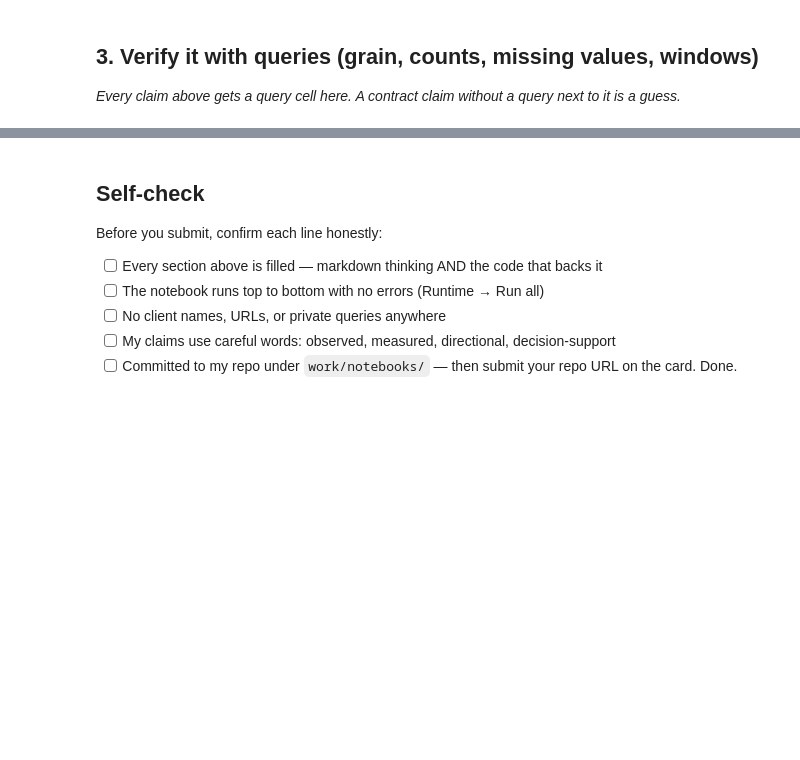
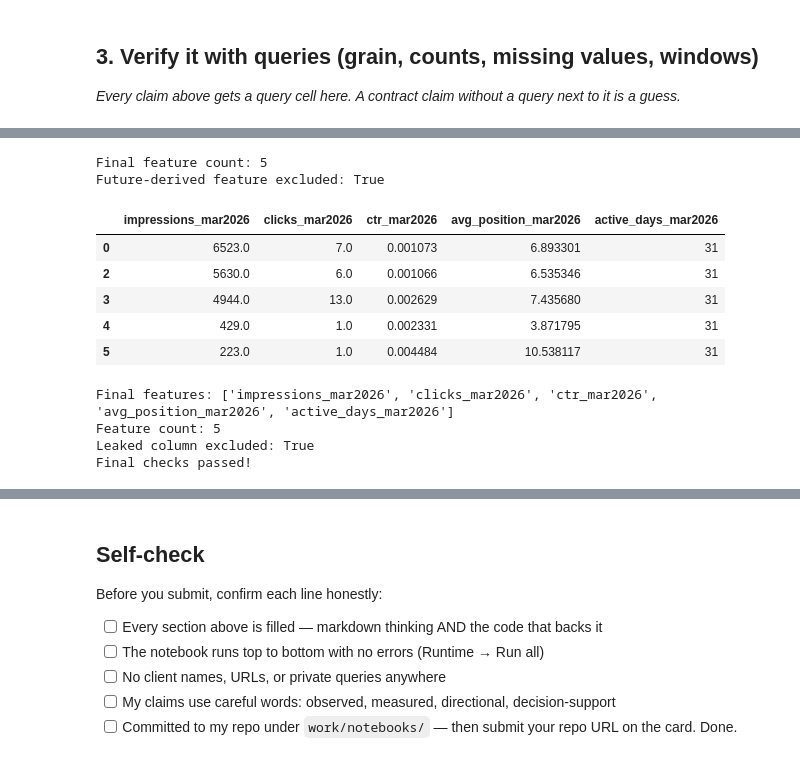
Before and after one commit to Ladinski/flyrank-ml-internship, a Jupyter notebook: work/notebooks/w03_data_contract.ipynb, the cells around one changed output, grey strips where cells are left out. Cells and saved outputs as stored; diff of their text form; code cells hidden in the pictures; blank space fills up the shorter version.

```diff
--- a/work/notebooks/w03_data_contract.ipynb
+++ b/work/notebooks/w03_data_contract.ipynb
@@ -33,0 +537,52 @@ This skeleton is yours to fill. Work the sections **in order** — each one has
+# %%
+
+# Rename March features for accurate documentation
+rename_map = {
+    "impressions_30d": "impressions_mar2026",
+    "clicks_30d": "clicks_mar2026",
+    "ctr_30d": "ctr_mar2026",
+    "avg_position_30d": "avg_position_mar2026",
+    "active_days_30d": "active_days_mar2026"
+}
+
+model_df = model_df.rename(columns=rename_map)
+
+# Explicitly retain ONLY the five honest model features
+final_features = list(rename_map.values())
+
+X_final = model_df[final_features].copy()
+y_final = model_df["is_declining_label"].copy()
+
+assert X_final.shape[1] == 5
+assert "future_click_change_pct" not in X_final.columns
+
+print("Final feature count:", X_final.shape[1])
+print("Future-derived feature excluded:",
+      "future_click_change_pct" not in X_final.columns)
+
+display(X_final.head())
+# %% [output]
+Final feature count: 5
+Future-derived feature excluded: True
+|  | impressions_mar2026 | clicks_mar2026 | ctr_mar2026 | avg_position_mar2026 | active_days_mar2026 |
+| 0 | 6523.0 | 7.0 | 0.001073 | 6.893301 | 31 |
+| 2 | 5630.0 | 6.0 | 0.001066 | 6.535346 | 31 |
+| 3 | 4944.0 | 13.0 | 0.002629 | 7.435680 | 31 |
+| 4 | 429.0 | 1.0 | 0.002331 | 3.871795 | 31 |
+| 5 | 223.0 | 1.0 | 0.004484 | 10.538117 | 31 |
+# %%
+
+print("Final features:", final_features)
+print("Feature count:", len(final_features))
+print("Leaked column excluded:",
+      "future_click_change_pct" not in X_final.columns)
+
+assert len(final_features) == 5
+assert "future_click_change_pct" not in X_final.columns
+
+print("Final checks passed!")
+# %% [output]
+Final features: ['impressions_mar2026', 'clicks_mar2026', 'ctr_mar2026', 'avg_position_mar2026', 'active_days_mar2026']
+Feature count: 5
+Leaked column excluded: True
+Final checks passed!
```
Also changed, not shown: parts of 19 cells of this notebook.
